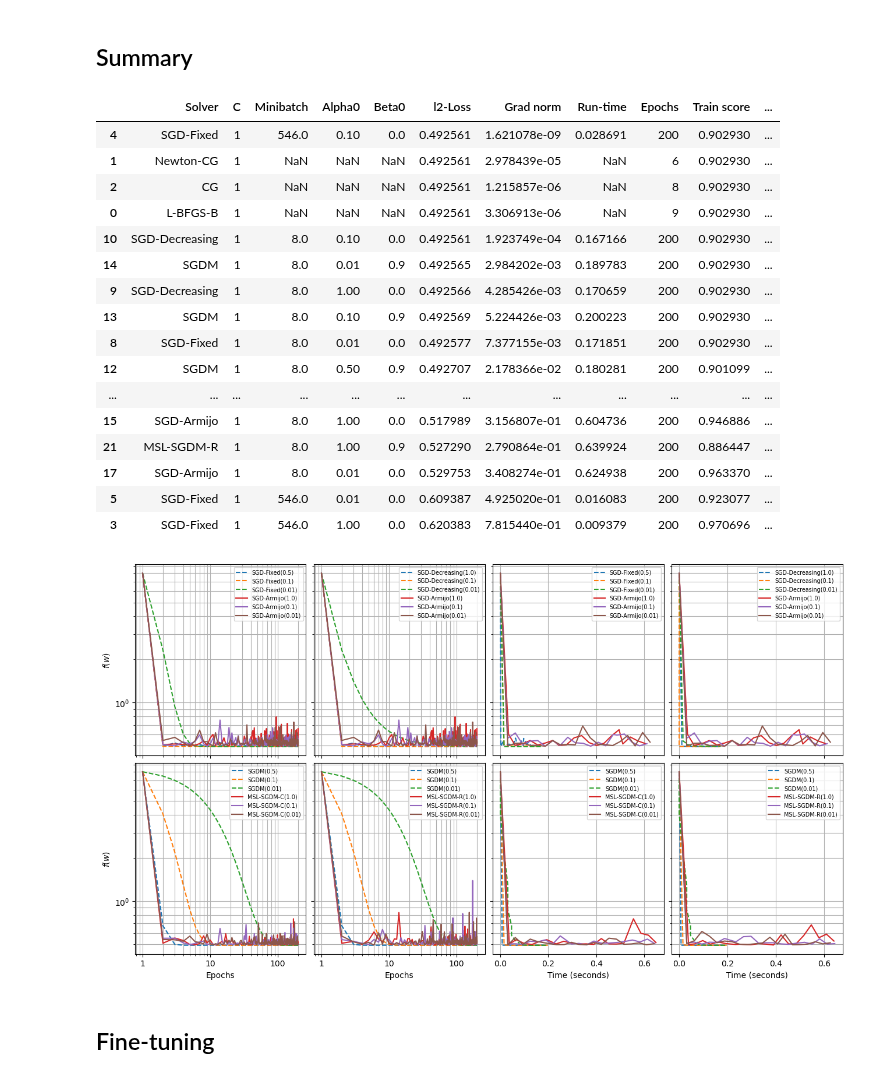
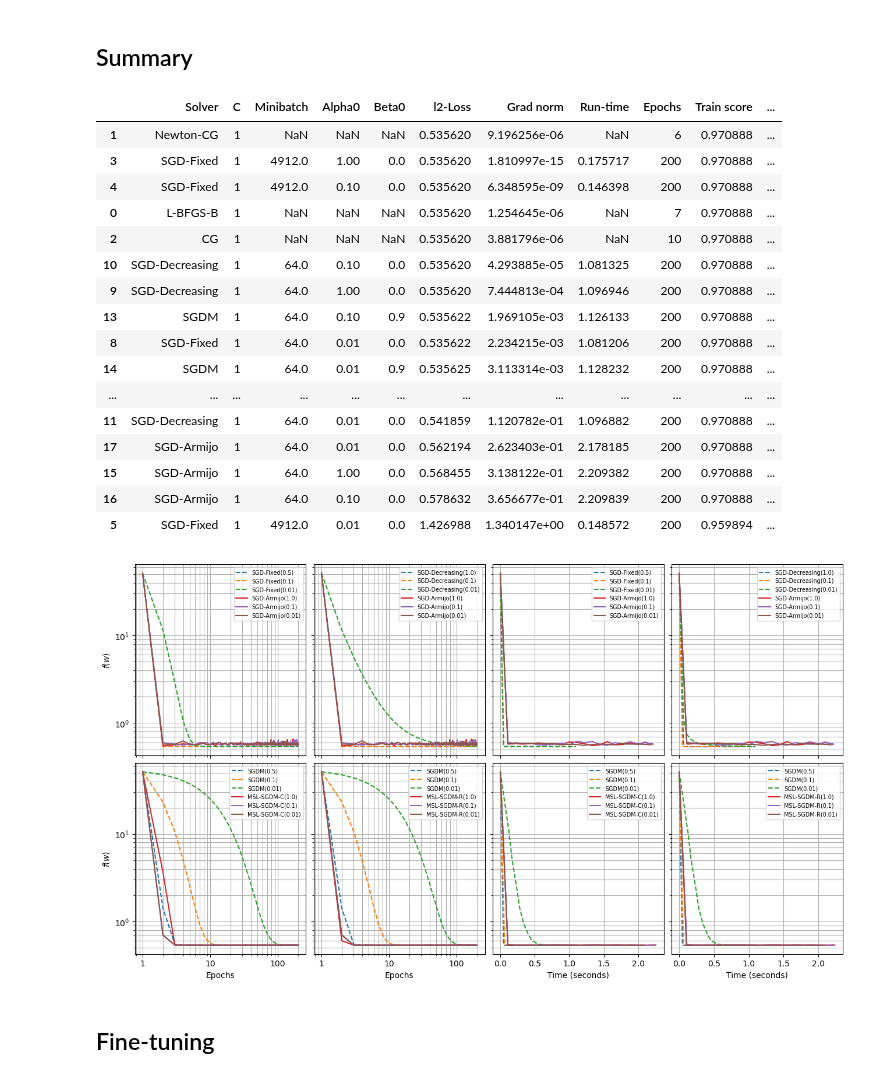
Before and after one commit to david-inf/SGD-and-LS, a Jupyter notebook: py/test_solvers.ipynb, the cells around one changed output. Drawn from its saved outputs; the diff is of its cells as text; code cells hidden in the pictures.

```diff
--- a/py/test_solvers.ipynb
+++ b/py/test_solvers.ipynb
@@ -171,0 +161,2 @@ sklearn sol norm: 4.617507942191202
+# %%
+data_w3a = load_w3a()
@@ -172,6 +172,6 @@ sklearn sol norm: 4.617507942191202
 # %%
 #CBreast = 1
-MBreast = 8
+Mw3a = 64
 #kBreast = 200
-print(f"Iterations: {data_breast[1].size / MBreast}")
+print(f"Iterations: {data_w3a[1].size / Mw3a}")
 # %% [output]
@@ -185,2 +181,6 @@ benchBreast_data = optim_bench(benchBreast)
+# %%
+benchw3a = run_bench(data_w3a, C)
+
+benchw3a_data = optim_bench(benchw3a)
 # %% [markdown]
 ## SGD
@@ -209,0 +187,21 @@ modelsBreast_data = optim_data(batchfixed_breast + sgdfixed_breast + sgddecre_br
+# %%
+# BatchGD-Fixed
+batchfixed_w3a = run_solvers("SGD-Fixed", C, data_w3a, kdiagnostic, data_w3a[1].size, (1, 0.1, 0.01))
+
+# SGD-Fixed
+sgdfixed_w3a = run_solvers("SGD-Fixed", C, data_w3a, kdiagnostic, Mw3a, (0.5, 0.1, 0.01))
+
+# SGD-Decreasing
+sgddecre_w3a = run_solvers("SGD-Decreasing", C, data_w3a, kdiagnostic, Mw3a, (1, 0.1, 0.01))
+
+# SGDM
+sgdm_w3a = run_solvers("SGDM", C, data_w3a, kdiagnostic, Mw3a, (0.5, 0.1, 0.01), (0.9, 0.9, 0.9))
+
+# SGD-Armijo
+sgdarmijo_w3a = run_solvers("SGD-Armijo", C, data_w3a, kdiagnostic, Mw3a, (1, 0.1, 0.01))
+
+# MSL-SGDM-C
+mslc_w3a = run_solvers("MSL-SGDM-C", C, data_w3a, kdiagnostic, Mw3a, (1, 0.1, 0.01), (0.9, 0.9, 0.9))
+
+# MSL-SGDM-R
+mslr_w3a = run_solvers("MSL-SGDM-R", C, data_w3a, kdiagnostic, Mw3a, (1, 0.1, 0.01), (0.9, 0.9, 0.9))
@@ -210,34 +210,34 @@ modelsBreast_data = optim_data(batchfixed_breast + sgdfixed_breast + sgddecre_br
 # %% [markdown]
 ## Summary
 # %%
-models_summary(modelsBreast_data, benchBreast_data).sort_values(by="l2-Loss")
+models_summary(modelsw3a_data, benchw3a_data).sort_values(by=["l2-Loss", "Grad norm"])
 # %% [output]
 |  | Solver | C | Minibatch | Alpha0 | Beta0 | l2-Loss | Grad norm | Run-time | Epochs | Train score | ... |
-| 4 | SGD-Fixed | 1 | 546.0 | 0.10 | 0.0 | 0.492561 | 1.621078e-09 | 0.028691 | 200 | 0.902930 | ... |
-| 1 | Newton-CG | 1 | NaN | NaN | NaN | 0.492561 | 2.978439e-05 | NaN | 6 | 0.902930 | ... |
-| 2 | CG | 1 | NaN | NaN | NaN | 0.492561 | 1.215857e-06 | NaN | 8 | 0.902930 | ... |
-| 0 | L-BFGS-B | 1 | NaN | NaN | NaN | 0.492561 | 3.306913e-06 | NaN | 9 | 0.902930 | ... |
-| 10 | SGD-Decreasing | 1 | 8.0 | 0.10 | 0.0 | 0.492561 | 1.923749e-04 | 0.167166 | 200 | 0.902930 | ... |
-| 14 | SGDM | 1 | 8.0 | 0.01 | 0.9 | 0.492565 | 2.984202e-03 | 0.189783 | 200 | 0.902930 | ... |
-| 9 | SGD-Decreasing | 1 | 8.0 | 1.00 | 0.0 | 0.492566 | 4.285426e-03 | 0.170659 | 200 | 0.902930 | ... |
-| 13 | SGDM | 1 | 8.0 | 0.10 | 0.9 | 0.492569 | 5.224426e-03 | 0.200223 | 200 | 0.902930 | ... |
-| 8 | SGD-Fixed | 1 | 8.0 | 0.01 | 0.0 | 0.492577 | 7.377155e-03 | 0.171851 | 200 | 0.902930 | ... |
-| 12 | SGDM | 1 | 8.0 | 0.50 | 0.9 | 0.492707 | 2.178366e-02 | 0.180281 | 200 | 0.901099 | ... |
+| 1 | Newton-CG | 1 | NaN | NaN | NaN | 0.535620 | 9.196256e-06 | NaN | 6 | 0.970888 | ... |
+| 3 | SGD-Fixed | 1 | 4912.0 | 1.00 | 0.0 | 0.535620 | 1.810997e-15 | 0.175717 | 200 | 0.970888 | ... |
+| 4 | SGD-Fixed | 1 | 4912.0 | 0.10 | 0.0 | 0.535620 | 6.348595e-09 | 0.146398 | 200 | 0.970888 | ... |
+| 0 | L-BFGS-B | 1 | NaN | NaN | NaN | 0.535620 | 1.254645e-06 | NaN | 7 | 0.970888 | ... |
+| 2 | CG | 1 | NaN | NaN | NaN | 0.535620 | 3.881796e-06 | NaN | 10 | 0.970888 | ... |
+| 10 | SGD-Decreasing | 1 | 64.0 | 0.10 | 0.0 | 0.535620 | 4.293885e-05 | 1.081325 | 200 | 0.970888 | ... |
+| 9 | SGD-Decreasing | 1 | 64.0 | 1.00 | 0.0 | 0.535620 | 7.444813e-04 | 1.096946 | 200 | 0.970888 | ... |
+| 13 | SGDM | 1 | 64.0 | 0.10 | 0.9 | 0.535622 | 1.969105e-03 | 1.126133 | 200 | 0.970888 | ... |
+| 8 | SGD-Fixed | 1 | 64.0 | 0.01 | 0.0 | 0.535622 | 2.234215e-03 | 1.081206 | 200 | 0.970888 | ... |
+| 14 | SGDM | 1 | 64.0 | 0.01 | 0.9 | 0.535625 | 3.113314e-03 | 1.128232 | 200 | 0.970888 | ... |
 | ... | ... | ... | ... | ... | ... | ... | ... | ... | ... | ... | ... |
-| 15 | SGD-Armijo | 1 | 8.0 | 1.00 | 0.0 | 0.517989 | 3.156807e-01 | 0.604736 | 200 | 0.946886 | ... |
-| 21 | MSL-SGDM-R | 1 | 8.0 | 1.00 | 0.9 | 0.527290 | 2.790864e-01 | 0.639924 | 200 | 0.886447 | ... |
-| 17 | SGD-Armijo | 1 | 8.0 | 0.01 | 0.0 | 0.529753 | 3.408274e-01 | 0.624938 | 200 | 0.963370 | ... |
-| 5 | SGD-Fixed | 1 | 546.0 | 0.01 | 0.0 | 0.609387 | 4.925020e-01 | 0.016083 | 200 | 0.923077 | ... |
-| 3 | SGD-Fixed | 1 | 546.0 | 1.00 | 0.0 | 0.620383 | 7.815440e-01 | 0.009379 | 200 | 0.970696 | ... |
+| 11 | SGD-Decreasing | 1 | 64.0 | 0.01 | 0.0 | 0.541859 | 1.120782e-01 | 1.096882 | 200 | 0.970888 | ... |
+| 17 | SGD-Armijo | 1 | 64.0 | 0.01 | 0.0 | 0.562194 | 2.623403e-01 | 2.178185 | 200 | 0.970888 | ... |
+| 15 | SGD-Armijo | 1 | 64.0 | 1.00 | 0.0 | 0.568455 | 3.138122e-01 | 2.209382 | 200 | 0.970888 | ... |
+| 16 | SGD-Armijo | 1 | 64.0 | 0.10 | 0.0 | 0.578632 | 3.656677e-01 | 2.209839 | 200 | 0.970888 | ... |
+| 5 | SGD-Fixed | 1 | 4912.0 | 0.01 | 0.0 | 1.426988 | 1.340147e+00 | 0.148572 | 200 | 0.959894 | ... |
 # %%
 diagnostic(
-    optim_data(sgdfixed_breast + sgdarmijo_breast),
-    optim_data(sgddecre_breast + sgdarmijo_breast),
-    optim_data(sgdm_breast + mslc_breast),
-    optim_data(sgdm_breast + mslr_breast),
-    benchBreast[0])
-plt.savefig("./plots/breast-diagnostic.pdf")
+    optim_data(sgdfixed_w3a + sgdarmijo_w3a),
+    optim_data(sgddecre_w3a + sgdarmijo_w3a),
+    optim_data(sgdm_w3a + mslc_w3a),
+    optim_data(sgdm_w3a + mslr_w3a),
+    benchw3a[0])
+plt.savefig("./plots/w3a-diagnostic.pdf")
 # %% [output]
-[figure, old version]
+[figure, new version]
 # %% [markdown]
 ## Fine-tuning
```
Also changed, not shown: parts of 152 cells of this notebook, 23 other files.
